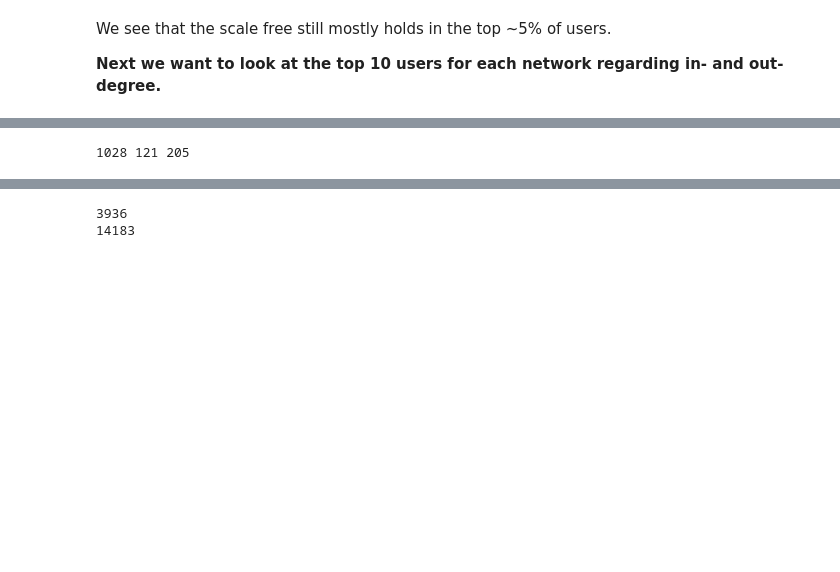
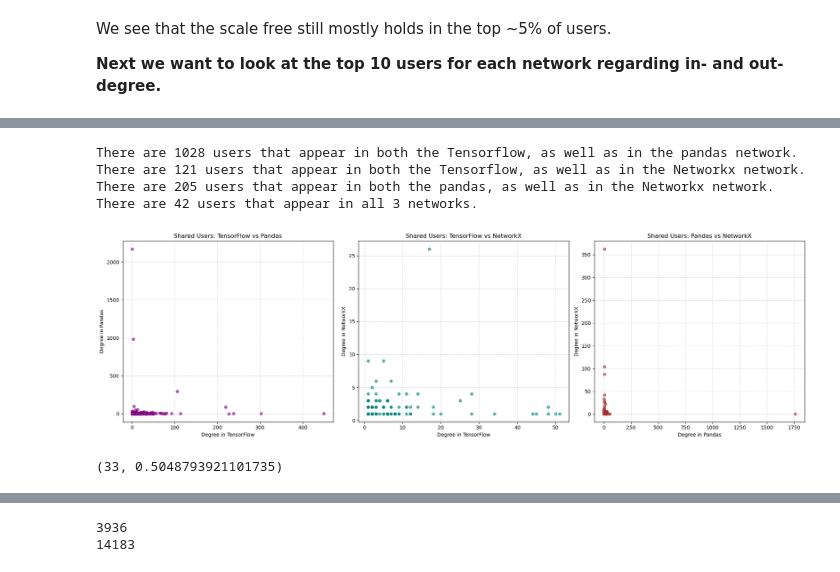
Before and after one commit to badumts78/Social-Graphs, a Jupyter notebook: Project/TestGithub2.ipynb, the cells around one changed output, grey strips where cells are left out. Cells and saved outputs as stored; diff of their text form; code cells hidden in the pictures; blank space fills up the shorter version.

```diff
--- a/Project/TestGithub2.ipynb
+++ b/Project/TestGithub2.ipynb
@@ -508,7 +583,65 @@ plt.show()
 both_tensorflow_pandas = [d for d in G_tensorflow.nodes() if d in G_pandas]
 both_tensorflow_networkx = [d for d in G_tensorflow.nodes() if d in G_networkx]
 both_pandas_networkx = [d for d in G_pandas.nodes() if d in G_networkx]
+in_all_networks = [d for d in G_tensorflow.nodes() if d in G_pandas and d in G_networkx]
 
-print(len(both_tensorflow_pandas), len(both_tensorflow_networkx), len(both_pandas_networkx))
+print(f"There are {len(both_tensorflow_pandas)} users that appear in both the Tensorflow, as well as in the pandas network.")
+print(f"There are {len(both_tensorflow_networkx)} users that appear in both the Tensorflow, as well as in the Networkx network.")
+print(f"There are {len(both_pandas_networkx)} users that appear in both the pandas, as well as in the Networkx network.")
+print(f"There are {len(in_all_networks)} users that appear in all 3 networks.")
 # %% [output]
-1028 121 205
+There are 1028 users that appear in both the Tensorflow, as well as in the pandas network.
+There are 121 users that appear in both the Tensorflow, as well as in the Networkx network.
+There are 205 users that appear in both the pandas, as well as in the Networkx network.
+There are 42 users that appear in all 3 networks.
+# %%
+fig, axs = plt.subplots(1, 3, figsize=(20, 6))
+
+# --- Plot 1: TensorFlow vs Pandas ---
+degree_tensorflow = []
+degree_pandas = []
+
+for user in both_tensorflow_pandas:
+    degree_tensorflow.append(G_tensorflow.degree()[user])
+    degree_pandas.append(G_pandas.degree()[user])
+
+axs[0].scatter(degree_tensorflow, degree_pandas, alpha=0.6, s=30, color='purple')
+axs[0].set_xlabel("Degree in TensorFlow")
+axs[0].set_ylabel("Degree in Pandas")
+axs[0].set_title("Shared Users: TensorFlow vs Pandas")
+axs[0].grid(True, linestyle="--", alpha=0.5)
+
+
+# --- Plot 2: TensorFlow vs NetworkX ---
+degree_tensorflow = []
+degree_networkx = []
+
+for user in both_tensorflow_networkx:
+    degree_tensorflow.append(G_tensorflow.degree()[user])
+    degree_networkx.append(G_networkx.degree()[user])
+
+axs[1].scatter(degree_tensorflow, degree_networkx, alpha=0.6, s=30, color='teal')
+axs[1].set_xlabel("Degree in TensorFlow")
+axs[1].set_ylabel("Degree in NetworkX")
+axs[1].set_title("Shared Users: TensorFlow vs NetworkX")
+axs[1].grid(True, linestyle="--", alpha=0.5)
+
+
+# --- Plot 3: Pandas vs NetworkX ---
+degree_pandas = []
+degree_networkx = []
+
+for user in both_pandas_networkx:
+    degree_pandas.append(G_pandas.degree()[user])
+    degree_networkx.append(G_networkx.degree()[user])
+
+axs[2].scatter(degree_pandas, degree_networkx, alpha=0.6, s=30, color='brown')
+axs[2].set_xlabel("Degree in Pandas")
+axs[2].set_ylabel("Degree in NetworkX")
+axs[2].set_title("Shared Users: Pandas vs NetworkX")
+axs[2].grid(True, linestyle="--", alpha=0.5)
+
+plt.tight_layout()
+plt.show()
+# %% [output]
+[figure, added]
@@ -514,0 +685,4 @@ print(len(both_tensorflow_pandas), len(both_tensorflow_networkx), len(both_panda
+# %%
+print(calculate_modularity_list(G_tensorflow_und, louv_comm))
+# %% [output]
+(33, 0.5048793921101735)
```
Also changed, not shown: parts of 10 cells of this notebook, 1 other file.
